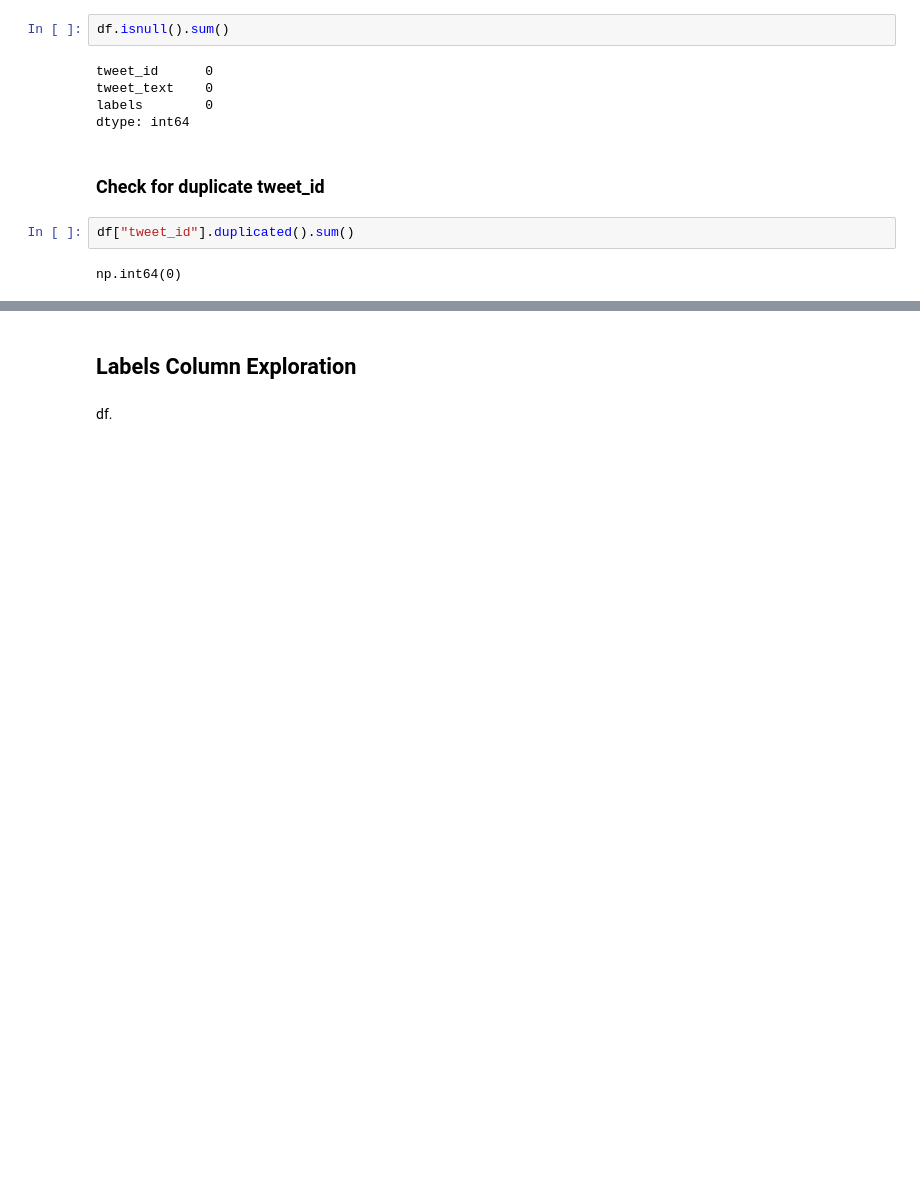
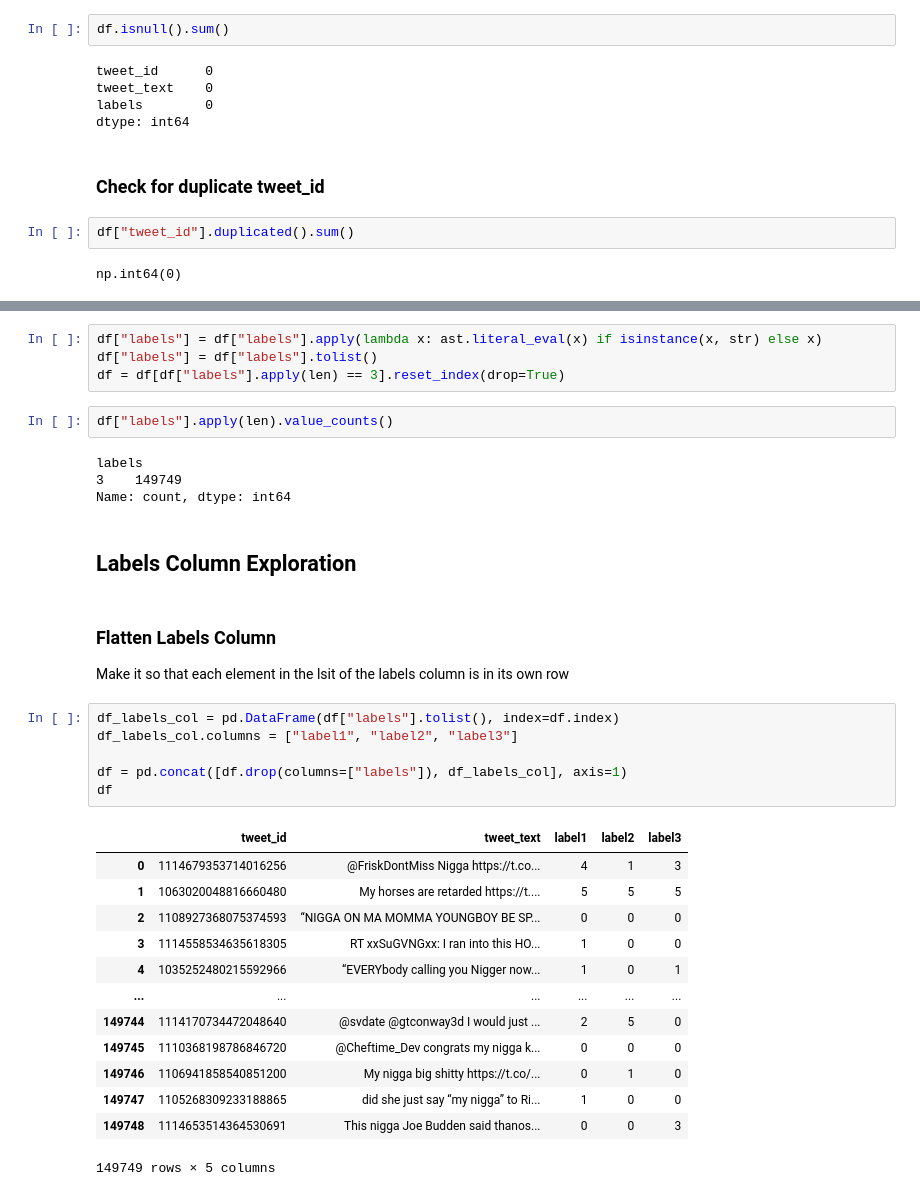
Before and after one commit to raymondcen/Automated-Content-Moderation, a Jupyter notebook: notebook/EDA.ipynb, the cells around one changed output, grey strips where cells are left out. Saved outputs shown, nothing was run; the diff lists cells and outputs as text; blank space fills up the shorter version.

Commit message:
drop labels that are not exactly 3 labels. separated labels into own cols

```diff
--- a/notebook/EDA.ipynb
+++ b/notebook/EDA.ipynb
@@ -272,4 +286,35 @@ np.int64(0)
+# %%
+df["labels"] = df["labels"].apply(lambda x: ast.literal_eval(x) if isinstance(x, str) else x)
+df["labels"] = df["labels"].tolist()
+df = df[df["labels"].apply(len) == 3].reset_index(drop=True)
+# %%
+df["labels"].apply(len).value_counts()
+# %% [output]
+labels
+3    149749
+Name: count, dtype: int64
 # %% [markdown]
 ## Labels Column Exploration
-# %% [markdown]
-df.
+# %% [markdown]
+### Flatten Labels Column
+Make it so that each element in the lsit of the labels column is in its own row
+# %%
+df_labels_col = pd.DataFrame(df["labels"].tolist(), index=df.index)
+df_labels_col.columns = ["label1", "label2", "label3"]
+
+df = pd.concat([df.drop(columns=["labels"]), df_labels_col], axis=1)
+df
+# %% [output]
+|  | tweet_id | tweet_text | label1 | label2 | label3 |
+| 0 | 1114679353714016256 | @FriskDontMiss Nigga https://t.co... | 4 | 1 | 3 |
+| 1 | 1063020048816660480 | My horses are retarded https://t.... | 5 | 5 | 5 |
+| 2 | 1108927368075374593 | “NIGGA ON MA MOMMA YOUNGBOY BE SP... | 0 | 0 | 0 |
+| 3 | 1114558534635618305 | RT xxSuGVNGxx: I ran into this HO... | 1 | 0 | 0 |
+| 4 | 1035252480215592966 | “EVERYbody calling you Nigger now... | 1 | 0 | 1 |
+| ... | ... | ... | ... | ... | ... |
+| 149744 | 1114170734472048640 | @svdate @gtconway3d I would just ... | 2 | 5 | 0 |
+| 149745 | 1110368198786846720 | @Cheftime_Dev congrats my nigga k... | 0 | 0 | 0 |
+| 149746 | 1106941858540851200 | My nigga big shitty https://t.co/... | 0 | 1 | 0 |
+| 149747 | 1105268309233188865 | did she just say “my nigga” to Ri... | 1 | 0 | 0 |
+| 149748 | 1114653514364530691 | This nigga Joe Budden said thanos... | 0 | 0 | 3 |
+149749 rows × 5 columns
```
Also changed, not shown: parts of 3 cells of this notebook.
